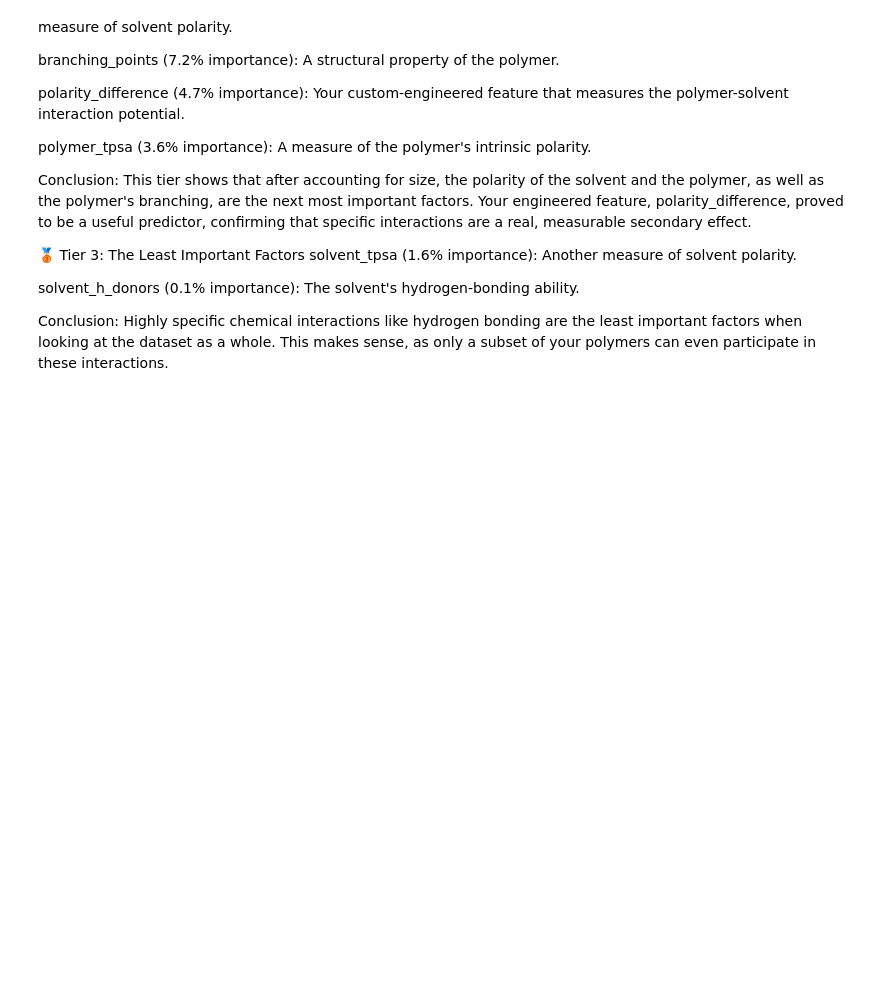
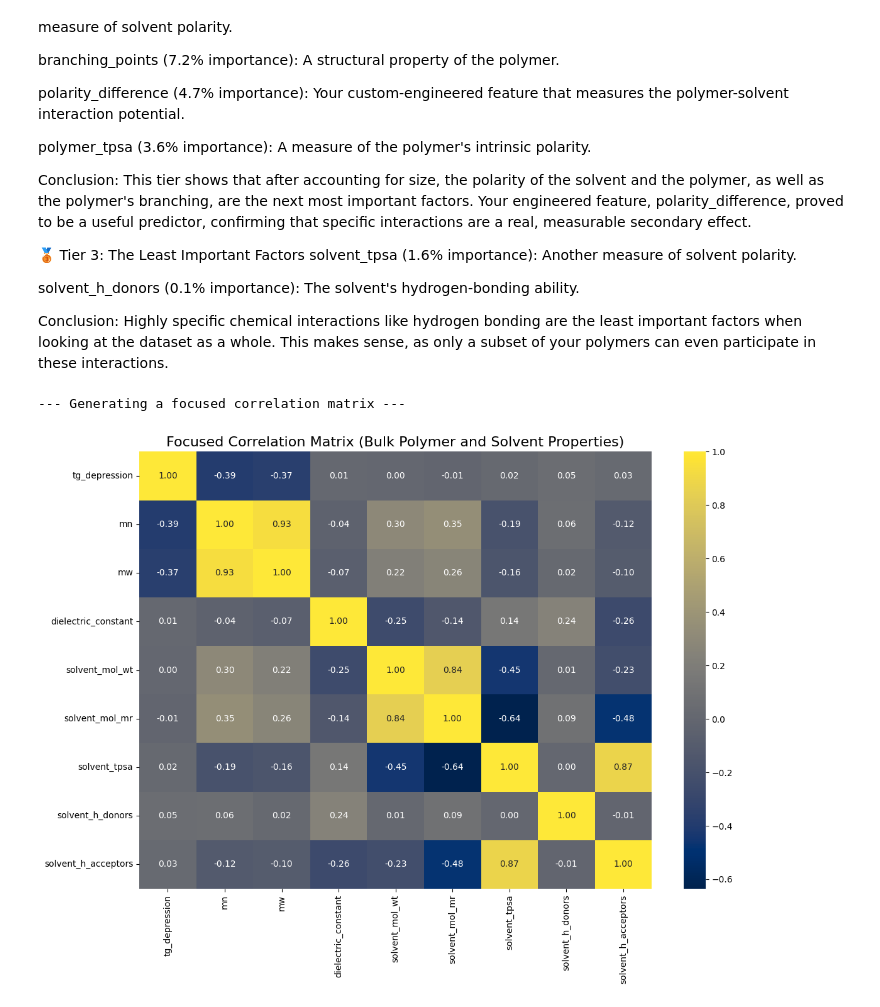
Before and after one commit to Hemang-2004/Predicting-Glass-Transition-Temperature-Its-Dependence-On-Various-Factors-, a Jupyter notebook: hemang.ipynb, the cells around one changed output. Drawn from its saved outputs; the diff is of its cells as text; code cells hidden in the pictures; blank space fills up the shorter version.

Commit message:
Refined Descriptors and Ran the main.ipynb

```diff
--- a/hemang.ipynb
+++ b/hemang.ipynb
@@ -1095,3 +1144,71 @@ solvent_tpsa (1.6% importance): Another measure of solvent polarity.
 solvent_h_donors (0.1% importance): The solvent's hydrogen-bonding ability.
 
 Conclusion: Highly specific chemical interactions like hydrogen bonding are the least important factors when looking at the dataset as a whole. This makes sense, as only a subset of your polymers can even participate in these interactions.
+# %%
+import pandas as pd
+import seaborn as sns
+import matplotlib.pyplot as plt
+
+# --- Focused Correlation Matrix Script ---
+if __name__ == "__main__":
+    try:
+        # Load your most feature-rich dataset
+        df = pd.read_csv('data_augmented.csv')
+
+        # --- 1. Prepare the Data ---
+
+        # Calculate the average Tg for each polymer to find the "baseline"
+        avg_tg_map = df.groupby('polymer_name')['tg'].mean().to_dict()
+        df['avg_tg'] = df['polymer_name'].map(avg_tg_map)
+
+        # Calculate the depression in Tg caused by the solvent
+        df['tg_depression'] = df['avg_tg'] - df['tg']
+
+        # --- 2. Select a Specific Subset of Features ---
+        # As requested, we are keeping the bulk polymer properties (mn, mw) and all solvent properties,
+        # while removing the calculated polymer structural descriptors.
+
+        features_for_correlation = [
+            'tg_depression',
+            'mn',
+            'mw',
+            'dielectric_constant',
+            'solvent_mol_wt',
+            'solvent_mol_mr',
+            'solvent_tpsa',
+            'solvent_h_donors',
+            'solvent_h_acceptors'
+        ]
+
+        # Create a new DataFrame with only the selected columns
+        focused_df = df[features_for_correlation]
+
+        # --- 3. Generate and Visualize the Correlation Matrix ---
+        print("--- Generating a focused correlation matrix ---")
+
+        plt.figure(figsize=(12, 9))
+        correlation_matrix = focused_df.corr()
+
+        sns.heatmap(
+            correlation_matrix,
+            annot=True,
+            cmap='cividis', # Using a different colormap for variety
+            fmt='.2f'
+        )
+
+        plt.title('Focused Correlation Matrix (Bulk Polymer and Solvent Properties)', fontsize=16)
+        plt.tight_layout()
+        plt.savefig('focused_correlation_matrix.png')
+        plt.show()
+
+        print("\n✅ Analysis Complete. Plot 'focused_correlation_matrix.png' has been saved.")
+        print("\n--- Correlation with Tg Depression ---")
+        print(correlation_matrix['tg_depression'].sort_values(ascending=False))
+
+    except FileNotFoundError:
+        print("Error: 'data_final_features.csv' not found. Please ensure it is in the correct directory.")
+    except Exception as e:
+        print(f"An unexpected error occurred: {e}")
+# %% [output]
+--- Generating a focused correlation matrix ---
+[figure, added]
```
Also changed, not shown: parts of 3 cells of this notebook, 18 other files.
